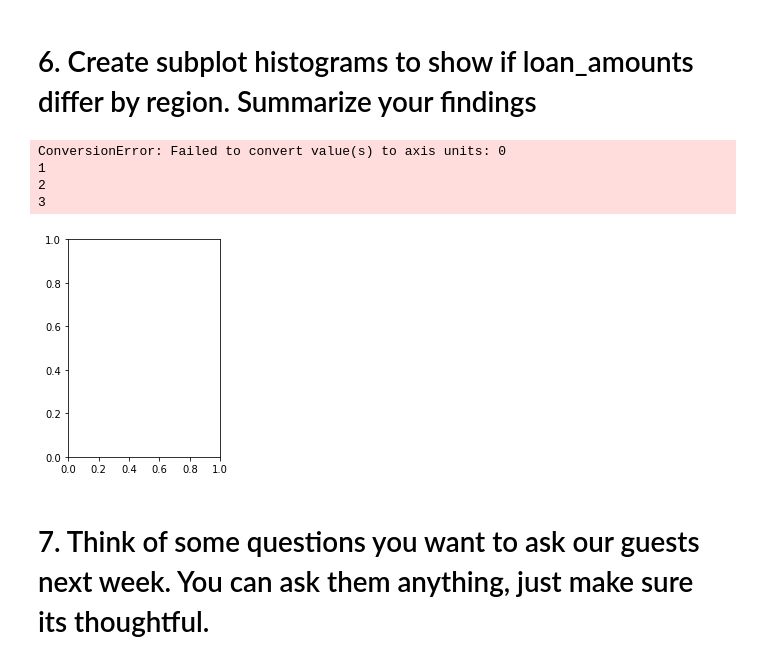
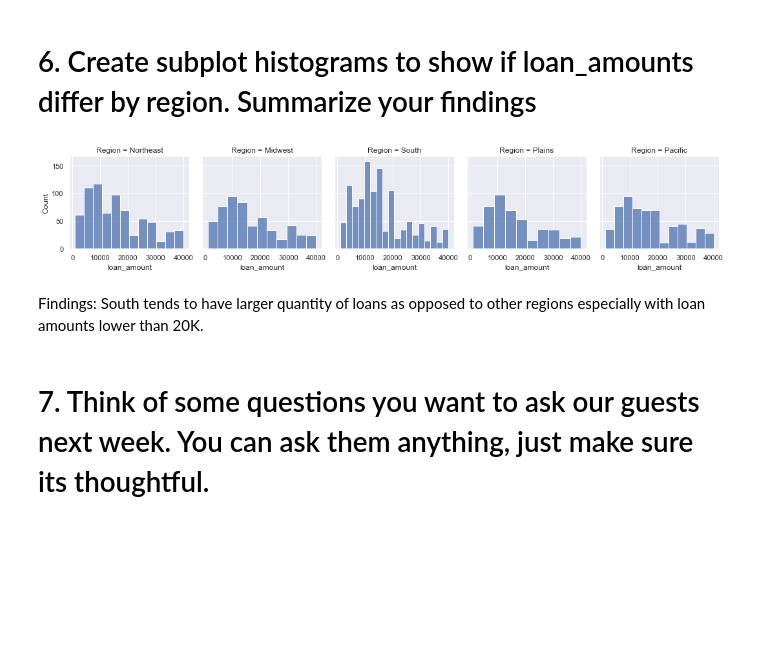
Before and after one commit to nasibaA/12_HW, a Jupyter notebook: 12_Week_Homework.ipynb, the cells around one changed output. Cells and saved outputs as stored; diff of their text form; code cells hidden in the pictures; blank space fills up the shorter version.

```diff
--- a/12_Week_Homework.ipynb
+++ b/12_Week_Homework.ipynb
@@ -219,28 +215,29 @@ IndentationError: unexpected indent (Temp/ipykernel_14280/2525213280.py, line 9)
 # %% [markdown]
 b. Either use two different lambdas or a lambda and a different technique and see which one is more performant. Explain your findings in the markdown
 # %%
+df_region = df.copy() # copy dataframe and put new name.
 
-def find_region(row):
-    Pacific = ['AK','CA','HI','OR','WA']
-    Plains = ['MT','WY','CO','NE','KS','OK','NM','TX','PD','ND']
-    Midwest = ['IL','IN','IA','KS','MI','MN','MO','OH','WI']
-    Northeast = ['NY','NJ','VT','MA','ME','CT','NH','PA','RI']
-    South = ['FL','GA','MD','NC','SC','VA','WV','DE','AL','KY','MS','TN','AR','LA','OK','TX']
+Pacific = ['AK','CA','HI','OR','WA']
+Plains = ['MT','WY','CO','NE','KS','OK','NM','TX','PD','ND']
+Midwest = ['IL','IN','IA','KS','MI','MN','MO','OH','WI']
+Northeast = ['NY','NJ','VT','MA','ME','CT','NH','PA','RI']
+South = ['FL','GA','MD','NC','SC','VA','WV','DE','AL','KY','MS','TN','AR','LA','OK','TX'] # list of all states.
 
-    if row["state"] in (Pacific):
-        return "Pacific"
-    elif row["state"] in (Plains):
-        return "Plains"
-    elif row["state"] in (Midwest):
-            return "Midwest"
-    elif row["state"] in (Northeast):
-            return "Northeast"
+Region = [] # new empty list
+for value in df_region['state']:
+    if value in Pacific:
+        Region.append("Pacific")
+    elif value in (Plains):
+        Region.append("Plains")
+    elif value in (Midwest):
+        Region.append("Midwest")
+    elif value in (Northeast):
+        Region.append("Northeast")
     else:
-        return "South"
+        Region.append("South")
 
-df["Region"]=""
+df_region["Region"] = Region
 
-df["Region"] = find_region(df["Region"])
 
-find_region("IL")
+df_region
 # %% [output]
@@ -248,20 +257,13 @@ KeyError: 'state'
 # %% [markdown]
 # 6. Create subplot histograms to show if loan_amounts differ by region. Summarize your findings
-# %%
-x = df["loan_amount"]
-y = df["Region"]
-plt.subplot(1,2,1)
-plt.hist(x,y)
-plt.title("loan amount")
-plt.subplot(1,2,2)
-plt.hist(x,y)
-plt.title("Region")
-plt.show()
-# %% [output]
-ConversionError: Failed to convert value(s) to axis units: 0
-1
-2
-3
-[figure, removed]
+# %%
+loans_region_df = df_region[['Region','loan_amount']]
+g = sns.FacetGrid(loans_region_df,col='Region')
+g.map(sns.histplot,'loan_amount')
+plt.show()
+# %% [output]
+[figure, added]
+# %% [markdown]
+Findings: South tends to have larger quantity of loans as opposed to other regions especially with loan amounts lower than 20K.
 # %% [markdown]
 # 7. Think of some questions you want to ask our guests next week. You can ask them anything, just make sure its thoughtful.
```
Also changed, not shown: parts of 17 cells of this notebook, 2 other files.
